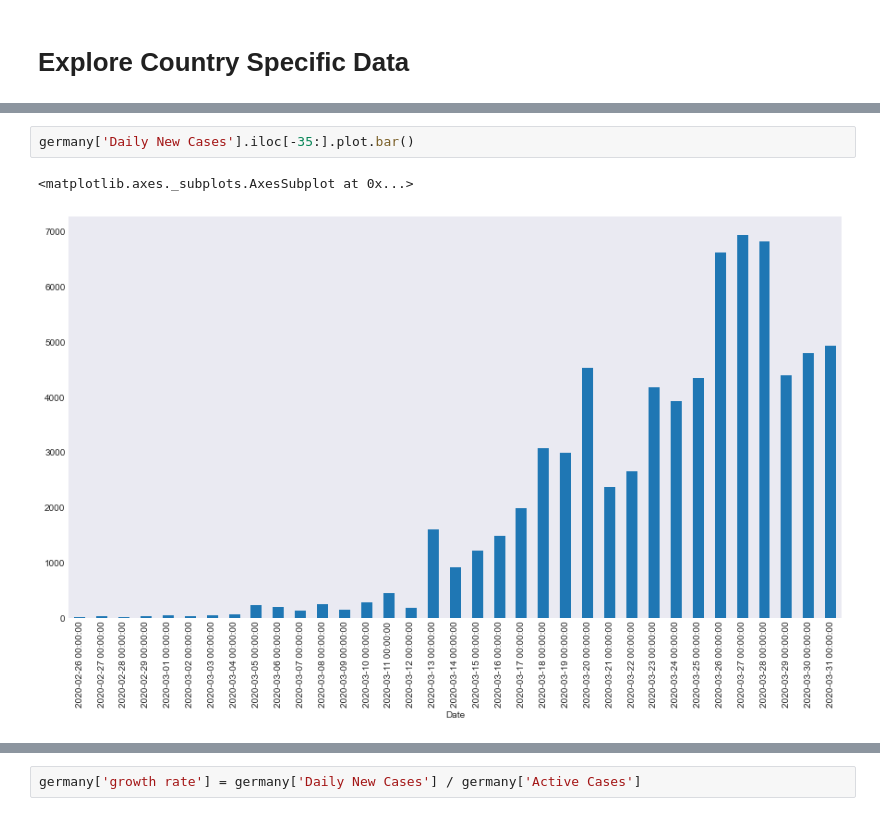
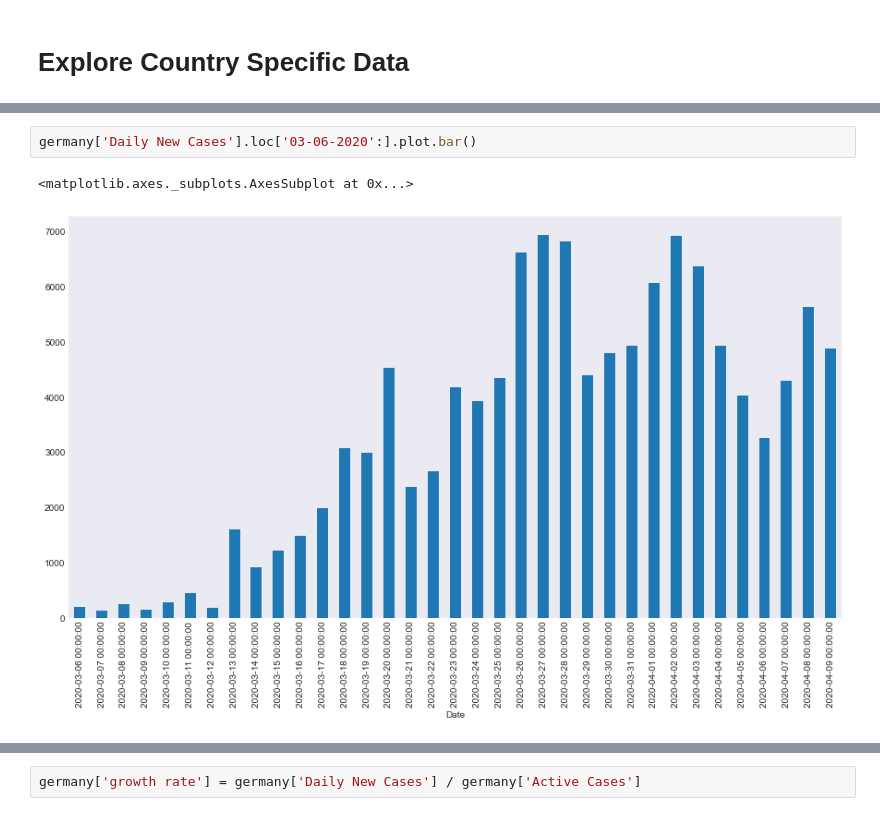
Before and after one commit to JakobRohrhirsch/COVID-19-JHU-CSSE-Analysis, a Jupyter notebook: COVID-19 Analysis.ipynb, the cells around one changed output, grey strips where cells are left out. Saved outputs shown, nothing was run; the diff lists cells and outputs as text.

```diff
--- a/COVID-19 Analysis.ipynb
+++ b/COVID-19 Analysis.ipynb
@@ -166,8 +181,8 @@ germany['Total Confirmed Cases'].iloc[-35:].plot.bar()
 # %%
-germany['Daily New Cases'].iloc[-35:].plot.bar()
+germany['Daily New Cases'].loc['03-06-2020':].plot.bar()
 # %% [output]
 <matplotlib.axes._subplots.AxesSubplot at 0x...>
-[figure, old version]
+[figure, new version]
 # %%
 south_korea['Daily New Cases'].iloc[-38:].plot.bar()
 # %% [output]
```
Also changed, not shown: parts of 21 cells of this notebook.
